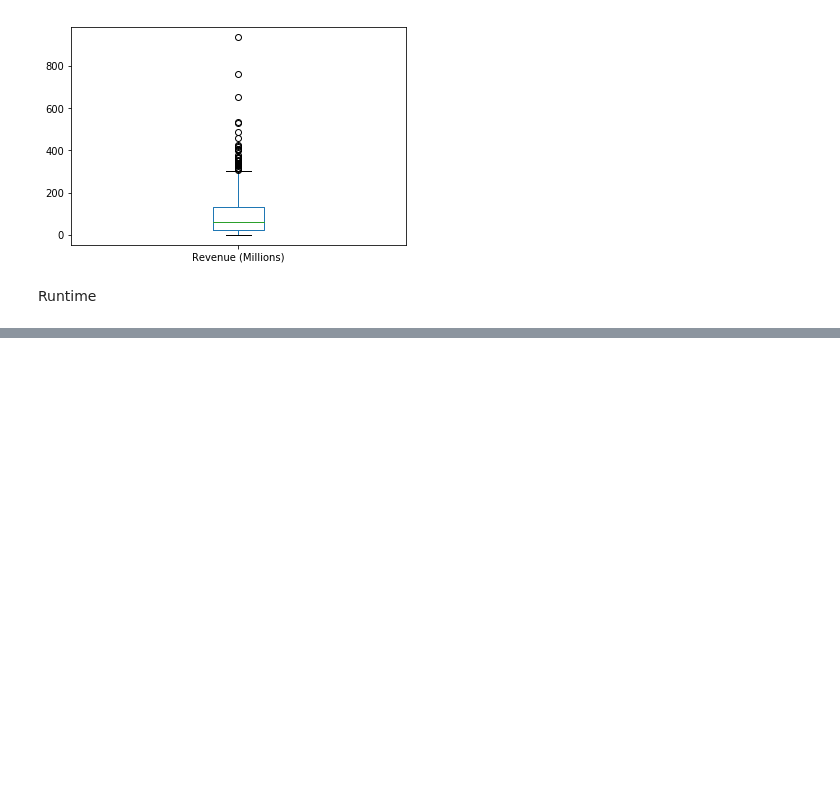
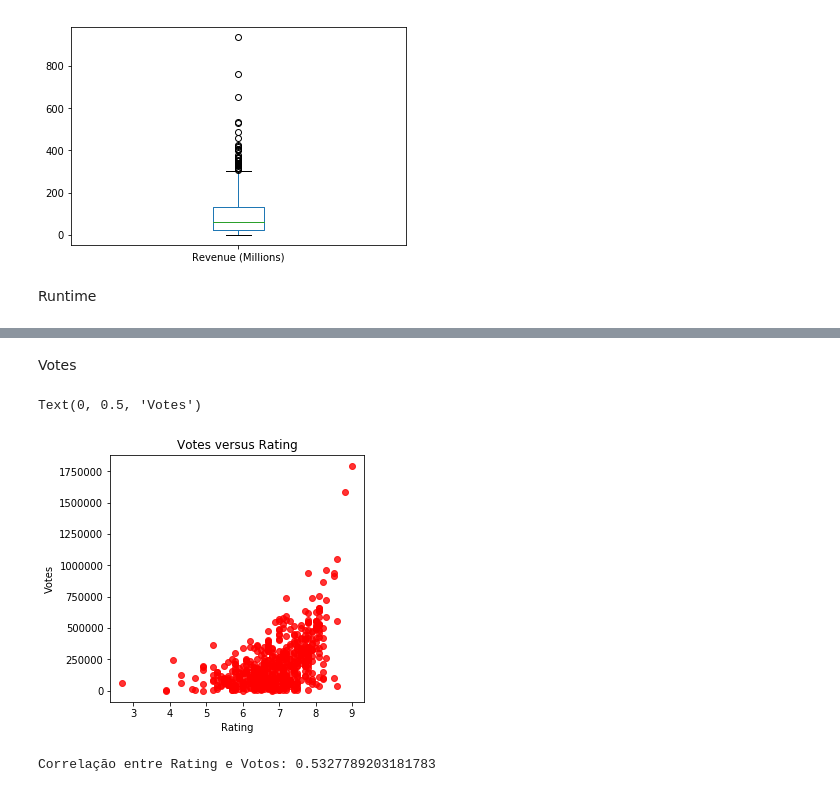
Before and after one commit to lfcarrete/CD_Projeto_3, a Jupyter notebook: Projeto 3.ipynb, the cells around one changed output, grey strips where cells are left out. Saved outputs shown, nothing was run; the diff lists cells and outputs as text; code cells hidden in the pictures; blank space fills up the shorter version.

```diff
--- a/Projeto 3.ipynb
+++ b/Projeto 3.ipynb
@@ -146,0 +182,18 @@ Runtime
+# %% [markdown]
+Votes
+# %%
+a = dados_na["Votes"]
+
+fig = plt.figure(figsize=(10, 10))
+plt.subplot(221)
+plt.scatter(re, a, c='red', alpha=0.8)
+plt.title('Votes versus Rating')
+plt.xlabel('Rating')
+plt.ylabel('Votes')
+# %% [output]
+Text(0, 0.5, 'Votes')
+[figure, added]
+# %%
+print("Correlação entre Rating e Votos:", np.corrcoef(re, a)[0,1])
+# %% [output]
+Correlação entre Rating e Votos: 0.5327789203181783
```
Also changed, not shown: parts of 6 cells of this notebook.
